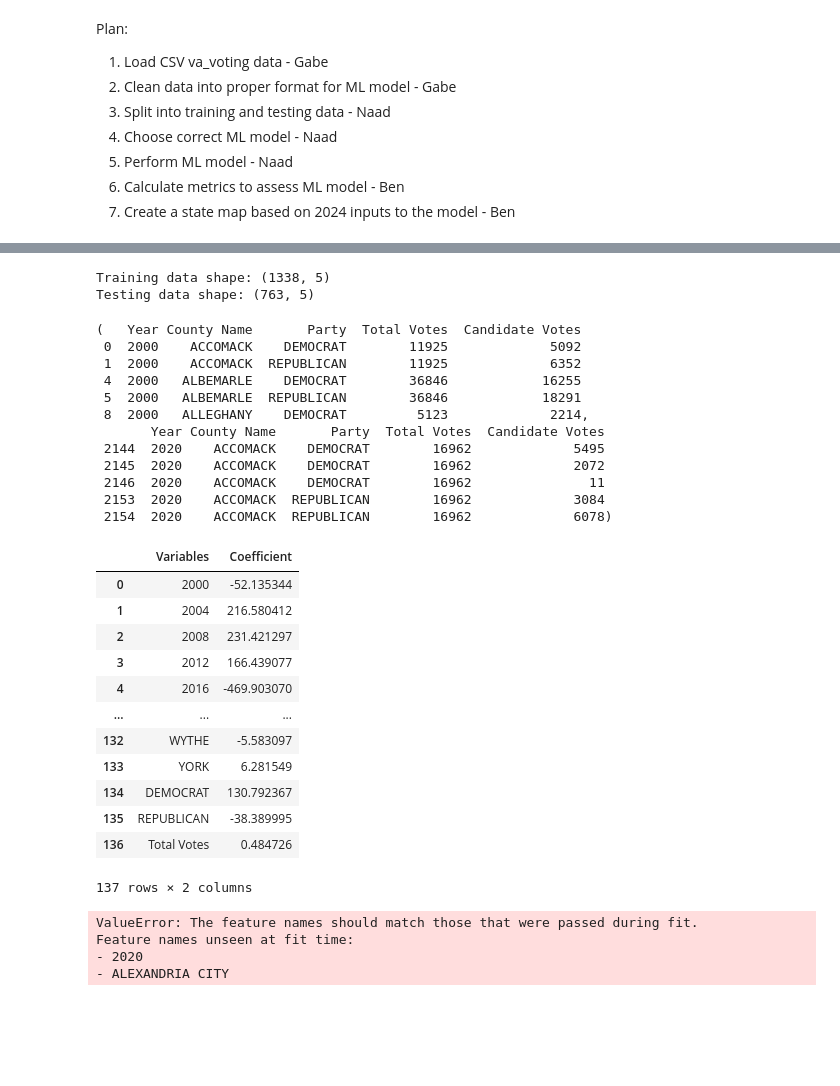
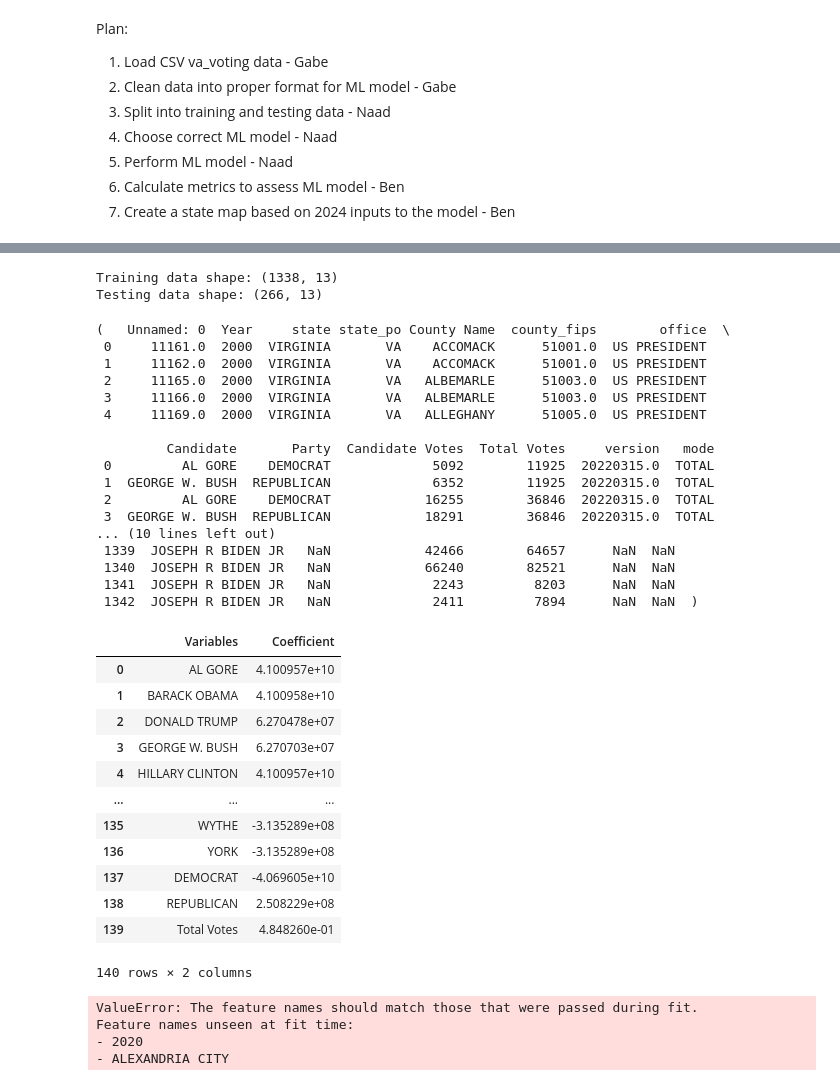
Before and after one commit to gaboojie/project_voting, a Jupyter notebook: code.ipynb, the cells around one changed output, grey strips where cells are left out. Drawn from its saved outputs; the diff is of its cells as text; code cells hidden in the pictures; blank space fills up the shorter version.

Commit message:
Cleaned 2020 voting data

```diff
--- a/code.ipynb
+++ b/code.ipynb
@@ -52,10 +52,20 @@ df = df.drop(df_index)
 print("Number of NAs in Total Votes:", df['Total Votes'].isna().sum())
 #print(df['Total Votes'].unique())
 
-# Merge 2020 absentee, election day, and provisional votes to one total candidate vote
-#df = df[(df['Candidate'] == 'JOSEPH R BIDEN JR') & (df['Year'] == 2020)].groupby(['Candidate', 'Year']).sum().reset_index()
-#joe_biden_entries = df[df['Candidate'] == 'JOSEPH R BIDEN JR']
-#joe_biden_entries.head()
+# Merge 2020 absentee, election day, and provisional votes to one candidate vote
+county_total_votes = df[['County Name', 'Candidate', 'Year', 'Total Votes']].drop_duplicates()
+
+biden_entries = df[(df['Candidate'] == 'JOSEPH R BIDEN JR') & (df['Year'] == 2020)].groupby(['County Name', 'Candidate', 'Year']).agg({'Candidate Votes': 'sum'}).reset_index()
+biden_entries = pd.merge(biden_entries, county_total_votes, on=['County Name', 'Candidate', 'Year'], how='left')
+df = df[df['Candidate'] != 'JOSEPH R BIDEN JR']
+df = pd.concat([df, biden_entries], ignore_index=True)
+print(biden_entries)
+
+trump_entries = df[(df['Candidate'] == 'DONALD J TRUMP') & (df['Year'] == 2020)].groupby(['County Name', 'Candidate', 'Year']).agg({'Candidate Votes': 'sum'}).reset_index()
+trump_entries = pd.merge(trump_entries, county_total_votes, on=['County Name', 'Candidate', 'Year'], how='left')
+df = df[df['Candidate'] != 'DONALD J TRUMP']
+df = pd.concat([df, trump_entries], ignore_index=True)
+print(trump_entries)
 
 # Clean candidate votes: Drop any total where votes are less than 1 (there were two outliers for 2016 in Bedford with a vote count of 0)
 df_index = df[df['Candidate Votes'] <= 0].index
@@ -63,7 +73,7 @@ df = df.drop(df_index)
 print("Number of NAs in Candidate Votes:", df['Total Votes'].isna().sum())
 #print(df['Candidate Votes'].unique())
 
-df.head()
+display(df)
 # %% [output]
 Unique parties: ['DEMOCRAT' 'REPUBLICAN']
 Unique years: [2000 2004 2008 2012 2016 2020]
@@ -91,51 +120,56 @@ print(f"Testing data shape: {test_df.shape}")
 
 train_df.head(), test_df.head()
 # %% [output]
-Training data shape: (1338, 5)
-Testing data shape: (763, 5)
+Training data shape: (1338, 13)
+Testing data shape: (266, 13)
-(   Year County Name       Party  Total Votes  Candidate Votes
- 0  2000    ACCOMACK    DEMOCRAT        11925             5092
- 1  2000    ACCOMACK  REPUBLICAN        11925             6352
- 4  2000   ALBEMARLE    DEMOCRAT        36846            16255
- 5  2000   ALBEMARLE  REPUBLICAN        36846            18291
- 8  2000   ALLEGHANY    DEMOCRAT         5123             2214,
-       Year County Name       Party  Total Votes  Candidate Votes
- 2144  2020    ACCOMACK    DEMOCRAT        16962             5495
- 2145  2020    ACCOMACK    DEMOCRAT        16962             2072
- 2146  2020    ACCOMACK    DEMOCRAT        16962               11
- 2153  2020    ACCOMACK  REPUBLICAN        16962             3084
- 2154  2020    ACCOMACK  REPUBLICAN        16962             6078)
+(   Unnamed: 0  Year     state state_po County Name  county_fips        office  \
+ 0     11161.0  2000  VIRGINIA       VA    ACCOMACK      51001.0  US PRESIDENT
+ 1     11162.0  2000  VIRGINIA       VA    ACCOMACK      51001.0  US PRESIDENT
+ 2     11165.0  2000  VIRGINIA       VA   ALBEMARLE      51003.0  US PRESIDENT
+ 3     11166.0  2000  VIRGINIA       VA   ALBEMARLE      51003.0  US PRESIDENT
+ 4     11169.0  2000  VIRGINIA       VA   ALLEGHANY      51005.0  US PRESIDENT
+
+         Candidate       Party  Candidate Votes  Total Votes     version   mode
+ 0         AL GORE    DEMOCRAT             5092        11925  20220315.0  TOTAL
+ 1  GEORGE W. BUSH  REPUBLICAN             6352        11925  20220315.0  TOTAL
+ 2         AL GORE    DEMOCRAT            16255        36846  20220315.0  TOTAL
+ 3  GEORGE W. BUSH  REPUBLICAN            18291        36846  20220315.0  TOTAL
+... (10 lines left out)
+ 1339  JOSEPH R BIDEN JR   NaN            42466        64657      NaN  NaN
+ 1340  JOSEPH R BIDEN JR   NaN            66240        82521      NaN  NaN
+ 1341  JOSEPH R BIDEN JR   NaN             2243         8203      NaN  NaN
+ 1342  JOSEPH R BIDEN JR   NaN             2411         7894      NaN  NaN  )
 # %%
 # Create a linear regression model using the train data
 X_train = pd.concat([
-    pd.get_dummies(train_df['Year'], dtype='int'),
+    pd.get_dummies(train_df['Candidate'], dtype='int'),
     pd.get_dummies(train_df['County Name'], dtype='int'),
     pd.get_dummies(train_df['Party'], dtype='int'),
     train_df[['Total Votes']]
 ], axis=1)
 X_train.columns = X_train.columns.astype(str)
 y_train = train_df['Candidate Votes']
 
 # Construct a linear model with no intercept using sklearn
 from sklearn import linear_model
 reg = linear_model.LinearRegression(fit_intercept=False).fit(X_train, y_train)
 
 results = pd.DataFrame({'Variables':reg.feature_names_in_, 'Coefficient':reg.coef_})
 results
 # %% [output]
 |  | Variables | Coefficient |
-| 0 | 2000 | -52.135344 |
-| 1 | 2004 | 216.580412 |
-| 2 | 2008 | 231.421297 |
-| 3 | 2012 | 166.439077 |
-| 4 | 2016 | -469.903070 |
+| 0 | AL GORE | 4.100957e+10 |
+| 1 | BARACK OBAMA | 4.100958e+10 |
+| 2 | DONALD TRUMP | 6.270478e+07 |
+| 3 | GEORGE W. BUSH | 6.270703e+07 |
+| 4 | HILLARY CLINTON | 4.100957e+10 |
 | ... | ... | ... |
-| 132 | WYTHE | -5.583097 |
-| 133 | YORK | 6.281549 |
-| 134 | DEMOCRAT | 130.792367 |
-| 135 | REPUBLICAN | -38.389995 |
-| 136 | Total Votes | 0.484726 |
+| 135 | WYTHE | -3.135289e+08 |
+| 136 | YORK | -3.135289e+08 |
+| 137 | DEMOCRAT | -4.069605e+10 |
+| 138 | REPUBLICAN | 2.508229e+08 |
+| 139 | Total Votes | 4.848260e-01 |
-137 rows × 2 columns
+140 rows × 2 columns
 # %%
 X_test = pd.concat([
     pd.get_dummies(test_df['Year'], dtype='int'),
```
Also changed, not shown: parts of 1 cell of this notebook.
